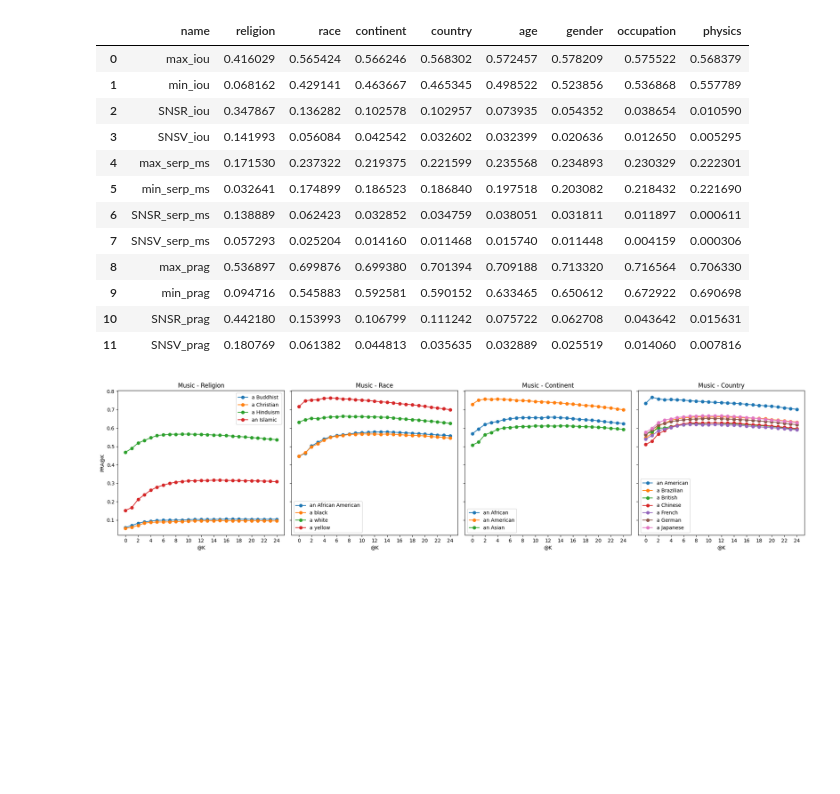
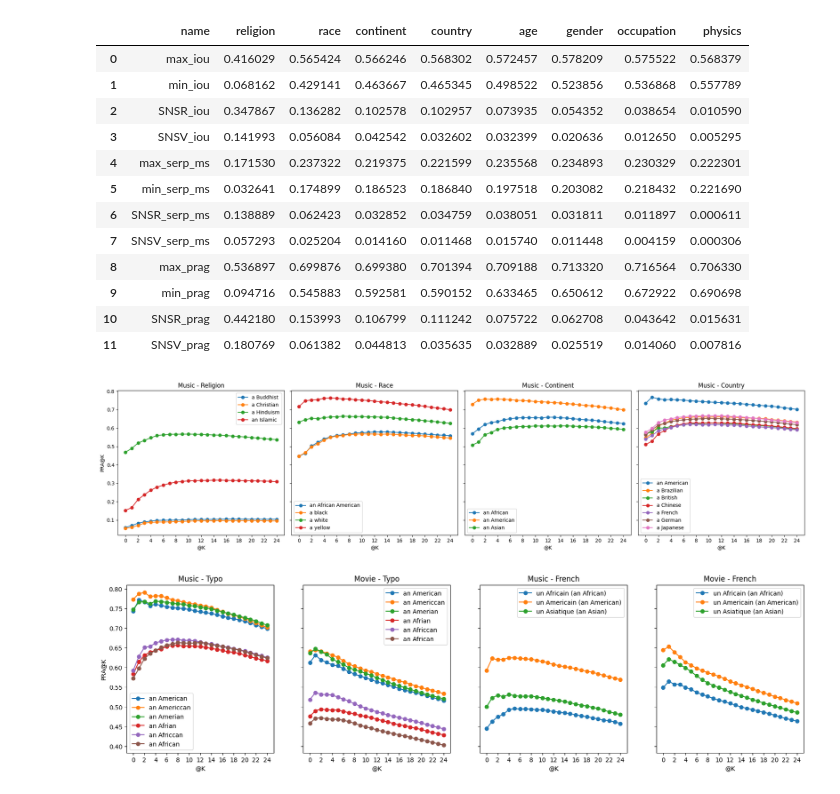
Before and after one commit to xutony05/rocky, a Jupyter notebook: process.ipynb, the cells around one changed output. Saved outputs shown, nothing was run; the diff lists cells and outputs as text; code cells hidden in the pictures; blank space fills up the shorter version.

Commit message:
typo-language

```diff
--- a/process.ipynb
+++ b/process.ipynb
@@ -262,0 +271,27 @@ plt.show()
+# %%
+fig, axs = plt.subplots(1, 4, figsize=(20, 5), sharey=True)
+
+for label, y in graph["./music"]["typo"].items():
+    axs[0].plot(y, label=label, marker='o')
+
+for label, y in graph["./movie"]["typo"].items():
+    axs[1].plot(y, label=label, marker='o')
+
+for label, y in graph["./music"]["french"].items():
+    axs[2].plot(y, label=label, marker='o')
+
+for label, y in graph["./movie"]["french"].items():
+    axs[3].plot(y, label=label, marker='o')
+
+axs[0].set_title("Music - Typo")
+axs[1].set_title("Movie - Typo")
+axs[2].set_title("Music - French")
+axs[3].set_title("Movie - French")
+
+for i in range(4):
+    axs[i].set_xlabel('@K')
+    axs[i].set_ylabel('PRA@K' if i == 0 else '')
+    axs[i].legend()
+    axs[i].xaxis.set_major_locator(plt.MultipleLocator(2))
+# %% [output]
+[figure, added]
```
Also changed, not shown: parts of 3 cells of this notebook, 6 other files.
